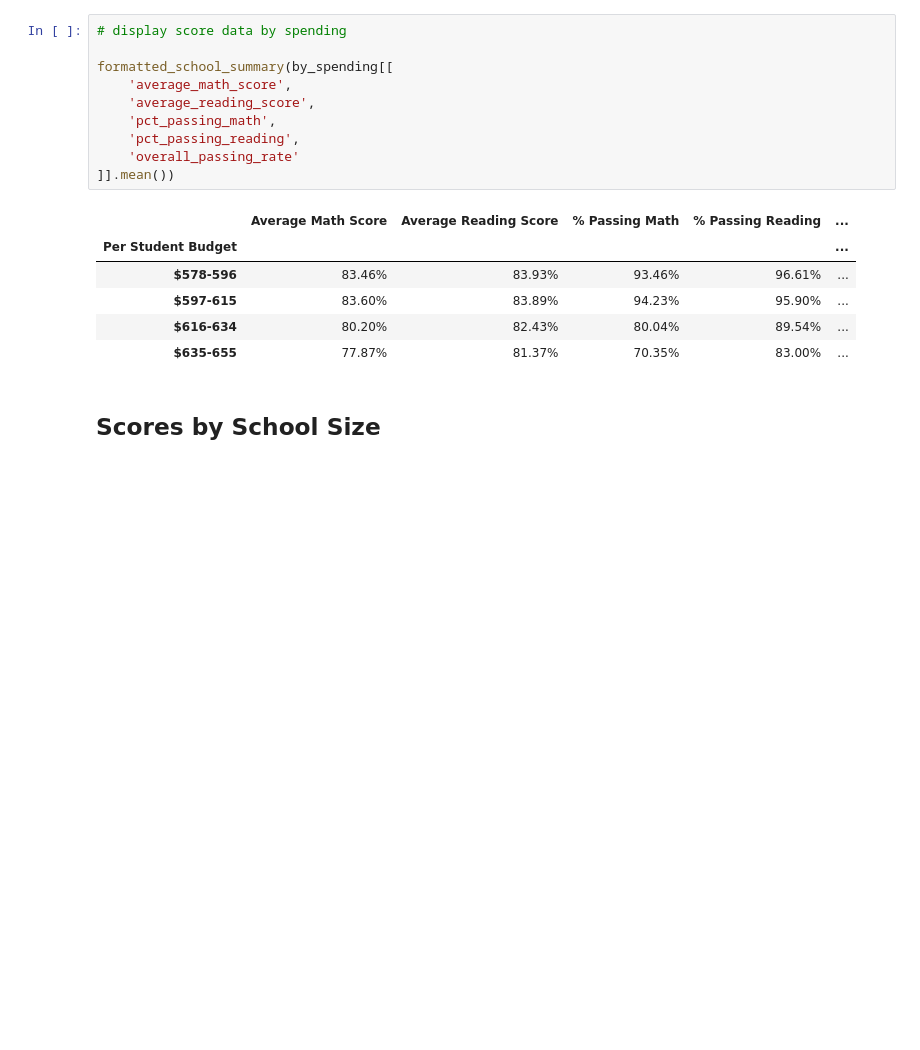
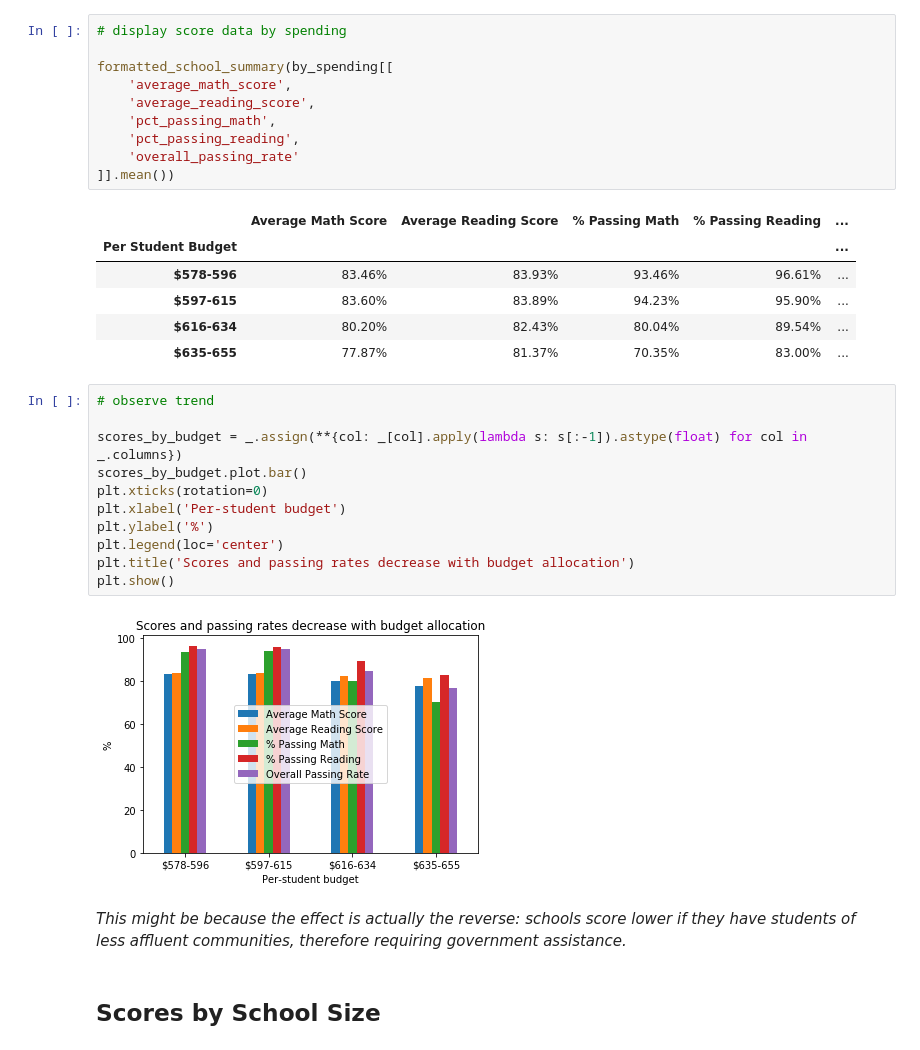
Before and after one commit to eanord4/pandas-challenge, a Jupyter notebook: PyCitySchools/PyCitySchools_EAN.ipynb, the cells around one changed output. Saved outputs shown, nothing was run; the diff lists cells and outputs as text; blank space fills up the shorter version.

```diff
--- a/PyCitySchools/PyCitySchools_EAN.ipynb
+++ b/PyCitySchools/PyCitySchools_EAN.ipynb
@@ -383,6 +434,21 @@ formatted_school_summary(by_spending[[
 | $597-615 | 83.60% | 83.89% | 94.23% | 95.90% | ... |
 | $616-634 | 80.20% | 82.43% | 80.04% | 89.54% | ... |
 | $635-655 | 77.87% | 81.37% | 70.35% | 83.00% | ... |
+# %%
+# observe trend
+
+scores_by_budget = _.assign(**{col: _[col].apply(lambda s: s[:-1]).astype(float) for col in _.columns})
+scores_by_budget.plot.bar()
+plt.xticks(rotation=0)
+plt.xlabel('Per-student budget')
+plt.ylabel('%')
+plt.legend(loc='center')
+plt.title('Scores and passing rates decrease with budget allocation')
+plt.show()
+# %% [output]
+[figure, added]
+# %% [markdown]
+*This might be because the effect is actually the reverse: schools score lower if they have students of less affluent communities, therefore requiring government assistance.*
 # %% [markdown]
 ## Scores by School Size
 # %% [markdown]
```
Also changed, not shown: parts of 12 cells of this notebook.
